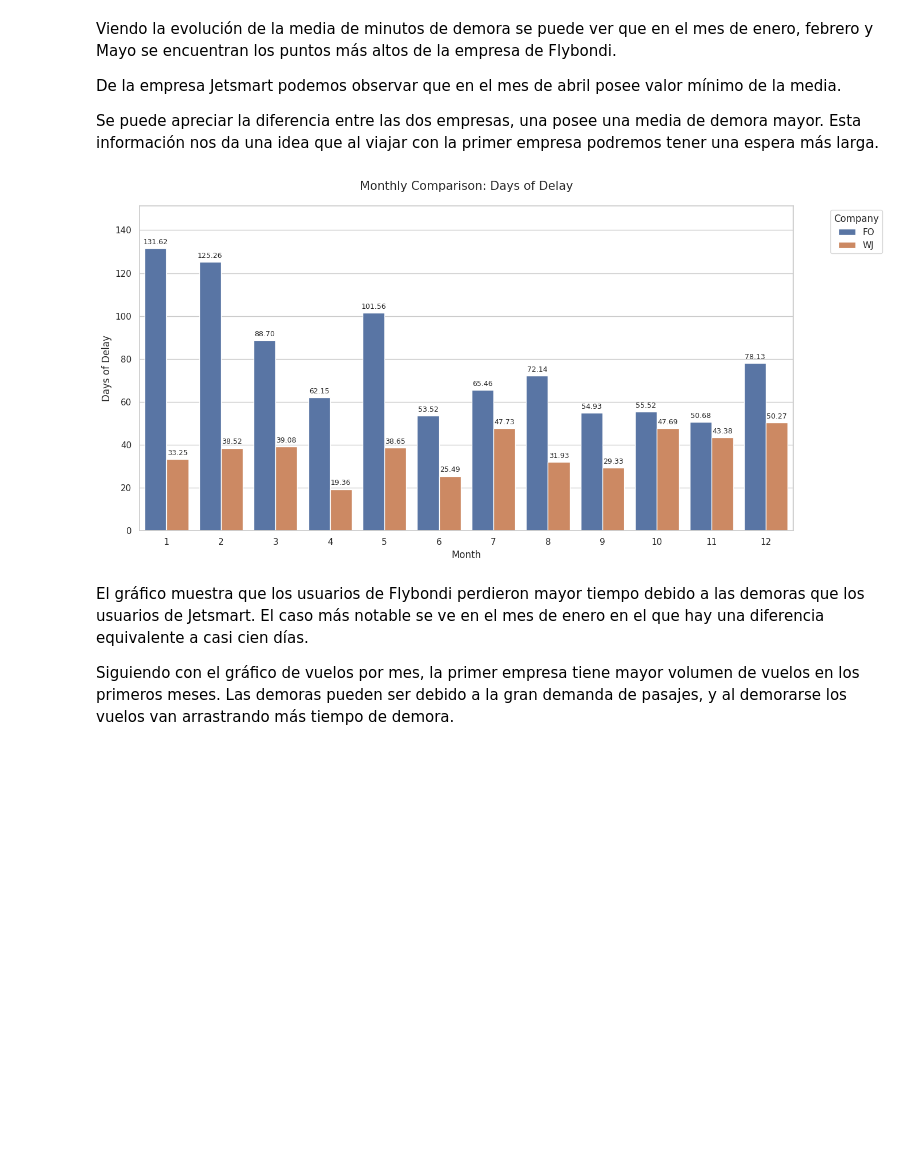
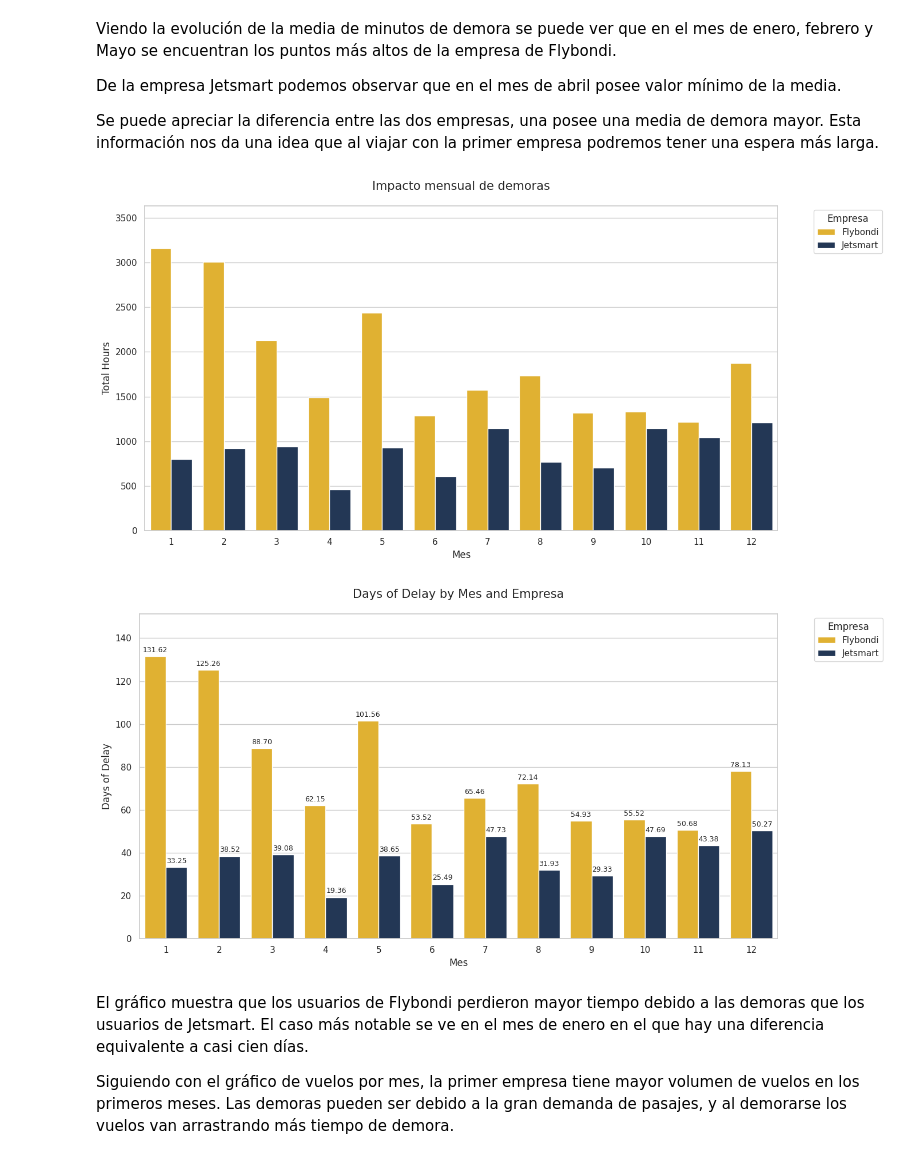
Before and after one commit to parivgabriela/Data_mining, a Jupyter notebook: analisis_estado_vuelos/notebooks/es/03_EDA_reporte.ipynb, the cells around one changed output. Saved outputs shown, nothing was run; the diff lists cells and outputs as text; code cells hidden in the pictures; blank space fills up the shorter version.

```diff
--- a/analisis_estado_vuelos/notebooks/es/03_EDA_reporte.ipynb
+++ b/analisis_estado_vuelos/notebooks/es/03_EDA_reporte.ipynb
@@ -488,9 +578,13 @@ De la empresa Jetsmart podemos observar que en el mes de abril posee valor míni
 
 Se puede apreciar la diferencia entre las dos empresas, una posee una media de demora mayor. Esta información nos da una idea que al viajar con la primer empresa podremos tener una espera más larga.
 # %%
-plot_temporal_impact(df,category="empresa", unit='days', show_labels=True)
+plot_temporal_impact(df, title="Impacto mensual de demoras", unit="hours")
+
+# Con otras columnas
+plot_temporal_impact(df, category="empresa", unit='days', show_labels=True)
 # %% [output]
-[figure, old version]
+[figure, new version]
+[figure, added]
 # %% [markdown]
 El gráfico muestra que los usuarios de Flybondi perdieron mayor tiempo debido a las demoras que los usuarios de Jetsmart. El caso más notable se ve en el mes de enero en el que hay una diferencia equivalente a casi cien días.
 
```
Also changed, not shown: parts of 31 cells of this notebook.
